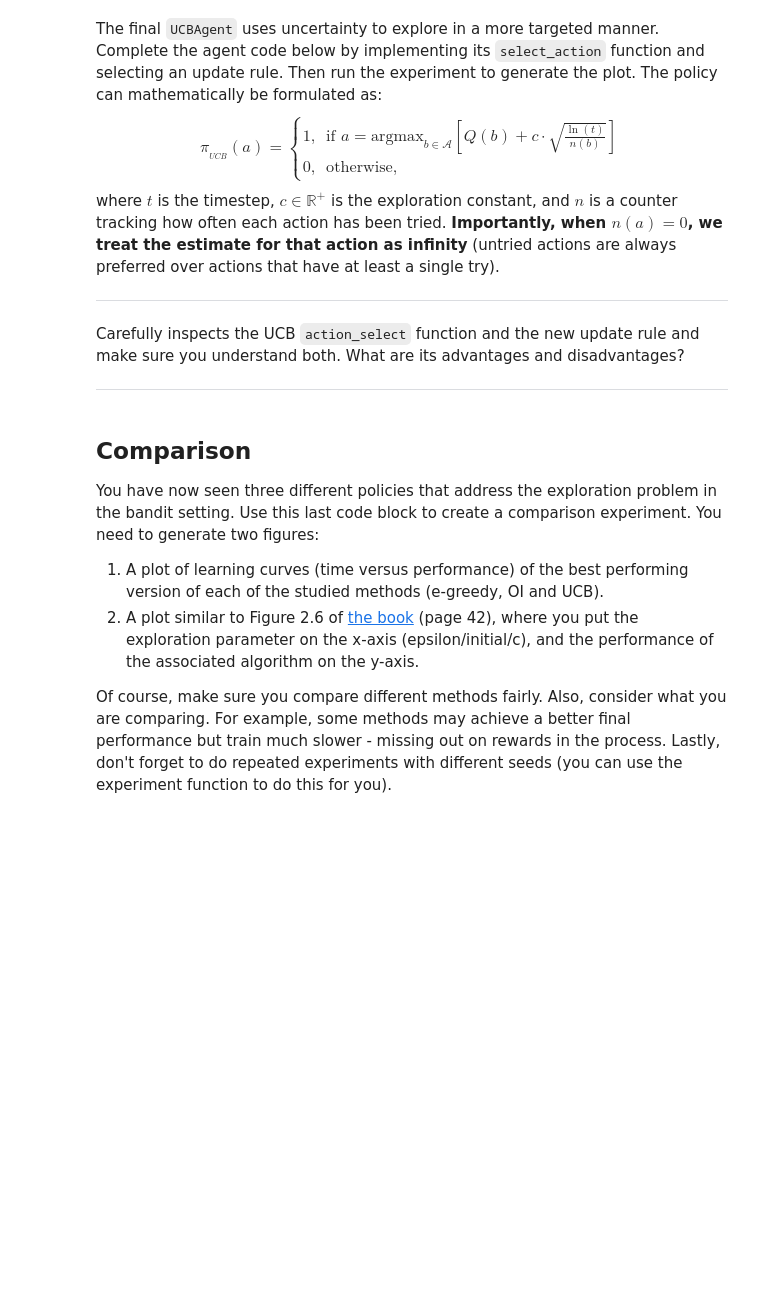
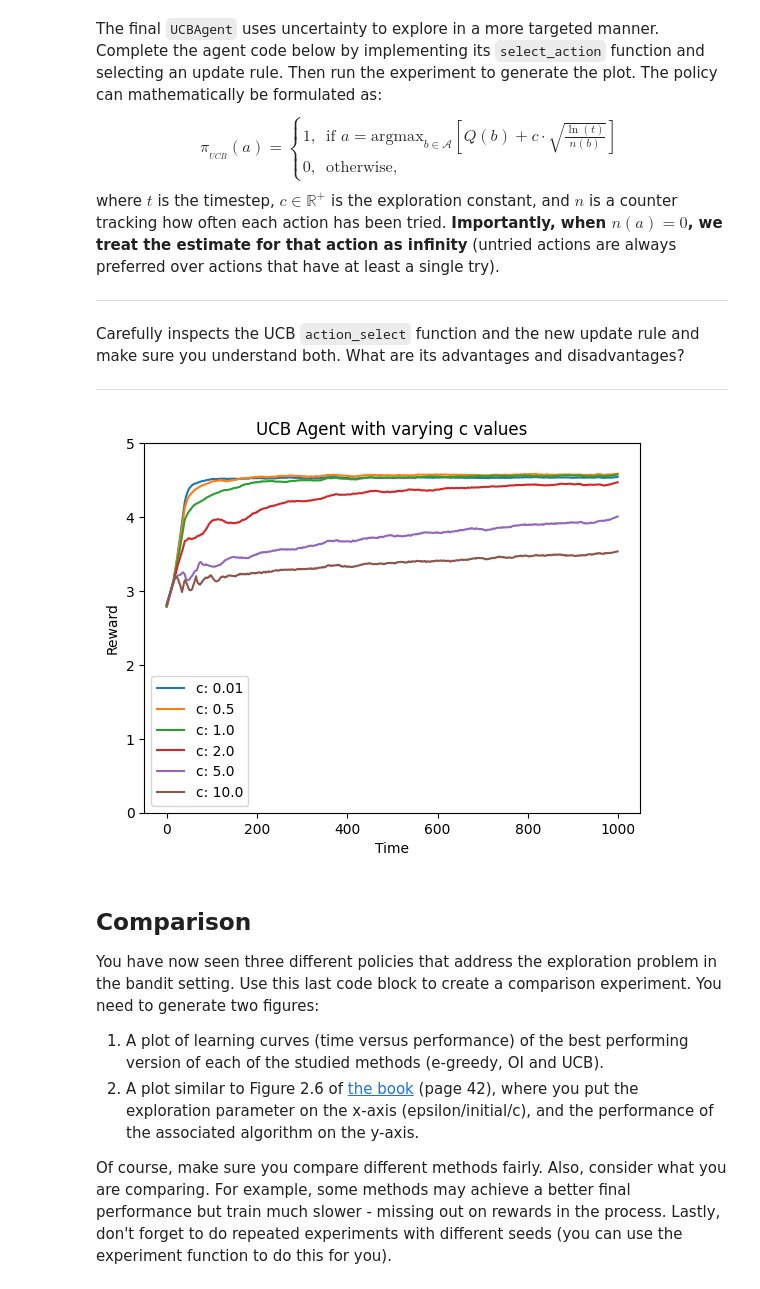
Before and after one commit to Hossein-Kelisa/RLCourse_A1, a Jupyter notebook: RL_Bachelor_Assignment_1A_(2026).ipynb, the cells around one changed output. Saved outputs shown, nothing was run; the diff lists cells and outputs as text; code cells hidden in the pictures; blank space fills up the shorter version.

```diff
--- a/RL_Bachelor_Assignment_1A_(2026).ipynb
+++ b/RL_Bachelor_Assignment_1A_(2026).ipynb
@@ -425,35 +472,58 @@ Carefully inspects the UCB `action_select` function and the new update rule and
 # %%
 class UCBAgent(Agent):
     def __init__(self, n_actions, c):
         # We initialize an estimated reward for each action and store this in an array.
         self.Q = np.zeros(n_actions)
         self.n_actions = n_actions
 
         self.c = c
         self.n = np.zeros(n_actions) # Counter for how often actions are tried
 
     def select_action(self, t):
         """ Select an action """
 
-        raise NotImplementedError()
+        ucb_values = np.zeros(self.n_actions)
+
+        for a in range(self.n_actions):
+
+            # If action never tried → force exploration
+            if self.n[a] == 0:
+                ucb_values[a] = float("inf")
+            else:
+                ucb_values[a] = (
+                    self.Q[a] +
+                    self.c * np.sqrt(np.log(t + 1) / self.n[a])
+                )
+
+        action = np.argmax(ucb_values)
 
         return action
 
     def update_Q(self, action, observed_reward):
         """ After performing actions, update our current knowledge """
 
-        raise NotImplementedError()
+        # Increment counter
+        self.n[action] += 1
+
+        # Incremental mean update
+        alpha = 1 / self.n[action]
+
+        self.Q[action] = self.Q[action] + alpha * (
+            observed_reward - self.Q[action]
+        )
 
 c_list = [0.01, 0.5, 1.0, 2.0, 5.0, 10.0]
 
 plot = LearningCurvePlot("UCB Agent with varying c values")
 for c in c_list:
     experiment(
         plot,
         agent_class=UCBAgent,
         label=f"c: {c}",
         c=c,
     )
+# %% [output]
+[figure, added]
 # %% [markdown]
 ## Comparison
 
```
Also changed, not shown: parts of 8 cells of this notebook.
